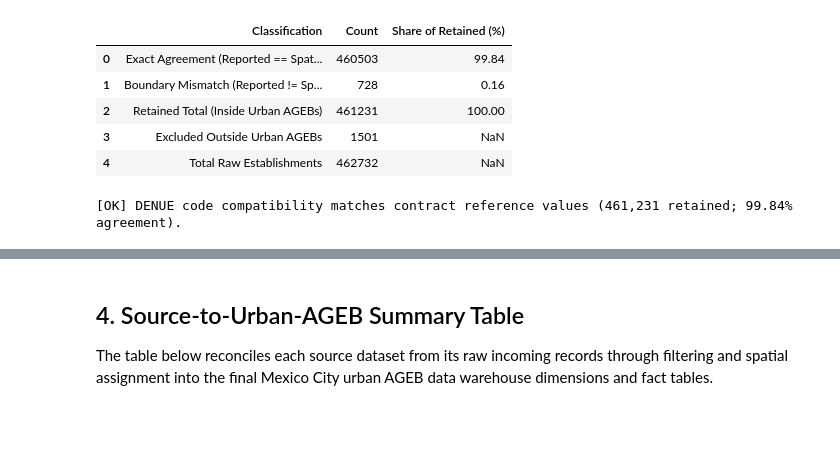
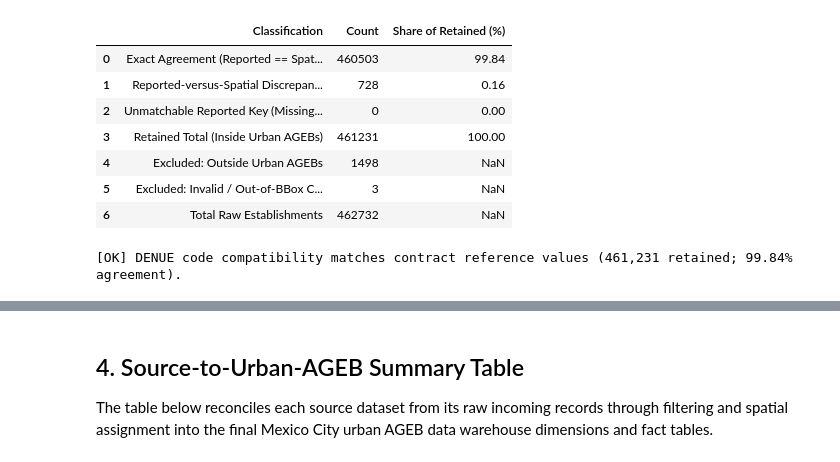
Before and after one commit to joseeangel0/merida-urban-intelligence, a Jupyter notebook: notebooks/14_integration_check.ipynb, the cells around one changed output, grey strips where cells are left out. Saved outputs shown, nothing was run; the diff lists cells and outputs as text; code cells hidden in the pictures; blank space fills up the shorter version.

```diff
--- a/notebooks/14_integration_check.ipynb
+++ b/notebooks/14_integration_check.ipynb
@@ -107,30 +138,78 @@ denue_comp = denue_code_compatibility()
 
 print("=== DENUE Reported Code vs. Spatial Join Concordance ===")
 print(f"Total raw economic establishments:       {denue_comp['raw_count']:,}")
+print(f"Dropped invalid/out-of-study coordinates: {denue_comp['invalid_coords_count']:,}")
 print(f"Establishments with valid coordinates:    {denue_comp['valid_coords_count']:,}")
 print(f"Retained inside urban AGEB polygons:      {denue_comp['retained_count']:,}")
 print(f"Dropped outside urban AGEB polygons:      {denue_comp['outside_count']:,}")
 print(f"Reported code matched assigned polygon:   {denue_comp['matched_cvegeo']:,}")
-print(f"Reported code mismatched assigned polygon:{denue_comp['mismatched_cvegeo']:,}")
-print(f"Concordance rate among retained points:   {denue_comp['agreement_rate']:.4%}")
+print(f"Reported-versus-spatial discrepancy:      {denue_comp['discrepancy_cvegeo']:,}")
+print(f"Unmatchable reported keys:                {denue_comp['unmatchable_cvegeo']:,}")
+print(f"Eligible comparison denominator:          {denue_comp['eligible_denominator']:,}")
+print(f"Concordance rate on eligible denominator: {denue_comp['agreement_rate']:.4%}")
 
-# Breakdown table
+# Complete partition breakdown table
 denue_breakdown = pd.DataFrame([
-    {"Classification": "Exact Agreement (Reported == Spatial Join)", "Count": denue_comp["matched_cvegeo"], "Share of Retained (%)": round(denue_comp["matched_cvegeo"] / denue_comp["retained_count"] * 100, 2)},
-    {"Classification": "Boundary Mismatch (Reported != Spatial Join)", "Count": denue_comp["mismatched_cvegeo"], "Share of Retained (%)": round(denue_comp["mismatched_cvegeo"] / denue_comp["retained_count"] * 100, 2)},
-    {"Classification": "Retained Total (Inside Urban AGEBs)", "Count": denue_comp["retained_count"], "Share of Retained (%)": 100.0},
-    {"Classification": "Excluded Outside Urban AGEBs", "Count": denue_comp["outside_count"], "Share of Retained (%)": np.nan},
-    {"Classification": "Total Raw Establishments", "Count": denue_comp["raw_count"], "Share of Retained (%)": np.nan},
+    {
+        "Classification": "Exact Agreement (Reported == Spatial Join)",
+        "Count": denue_comp["matched_cvegeo"],
+        "Share of Retained (%)": round(denue_comp["matched_cvegeo"] / denue_comp["retained_count"] * 100, 2),
+    },
+    {
+        "Classification": "Reported-versus-Spatial Discrepancy (Valid Key != Spatial Join)",
+        "Count": denue_comp["discrepancy_cvegeo"],
+        "Share of Retained (%)": round(denue_comp["discrepancy_cvegeo"] / denue_comp["retained_count"] * 100, 2),
+    },
+    {
+        "Classification": "Unmatchable Reported Key (Missing / Malformed Syntax)",
+        "Count": denue_comp["unmatchable_cvegeo"],
+        "Share of Retained (%)": round(denue_comp["unmatchable_cvegeo"] / denue_comp["retained_count"] * 100, 2),
+    },
+    {
+        "Classification": "Retained Total (Inside Urban AGEBs)",
+        "Count": denue_comp["retained_count"],
+        "Share of Retained (%)": 100.0,
+    },
+    {
+        "Classification": "Excluded: Outside Urban AGEBs",
+        "Count": denue_comp["outside_count"],
+        "Share of Retained (%)": np.nan,
+    },
+    {
+        "Classification": "Excluded: Invalid / Out-of-BBox Coordinates",
+        "Count": denue_comp["invalid_coords_count"],
+        "Share of Retained (%)": np.nan,
+    },
+    {
+        "Classification": "Total Raw Establishments",
+        "Count": denue_comp["raw_count"],
+        "Share of Retained (%)": np.nan,
+    },
 ])
 display(denue_breakdown)
 
-# Contract assertions
+# Contract assertions and partition invariants
 assert denue_comp["raw_count"] == 462_732
+assert denue_comp["valid_coords_count"] == 462_729
+assert denue_comp["invalid_coords_count"] == 3
 assert denue_comp["retained_count"] == 461_231
+assert denue_comp["outside_count"] == 1_498
 assert denue_comp["matched_cvegeo"] == 460_503
-assert denue_comp["mismatched_cvegeo"] == 728
-assert denue_comp["outside_count"] == 1_501
+assert denue_comp["discrepancy_cvegeo"] == 728
+assert denue_comp["unmatchable_cvegeo"] == 0
+assert denue_comp["eligible_denominator"] == 461_231
 assert abs(denue_comp["agreement_rate"] - 0.998422) < 1e-5
+
+# Stage exclusions invariant: retained + outside + invalid == raw
+assert (
+    denue_comp["retained_count"] + denue_comp["outside_count"] + denue_comp["invalid_coords_count"]
+    == denue_comp["raw_count"]
+)
+# Retained partition invariant: matched + discrepancy + unmatchable == retained
+assert (
+    denue_comp["matched_cvegeo"] + denue_comp["discrepancy_cvegeo"] + denue_comp["unmatchable_cvegeo"]
+    == denue_comp["retained_count"]
+)
 print("\n[OK] DENUE code compatibility matches contract reference values (461,231 retained; 99.84% agreement).")
 # %% [output]
 Dropped 3 invalid/out-of-study-area coordinates from 462732 rows.
@@ -146,7 +228,9 @@ Concordance rate among retained points:   99.8422%
 |  | Classification | Count | Share of Retained (%) |
 | 0 | Exact Agreement (Reported == Spat... | 460503 | 99.84 |
-| 1 | Boundary Mismatch (Reported != Sp... | 728 | 0.16 |
-| 2 | Retained Total (Inside Urban AGEBs) | 461231 | 100.00 |
-| 3 | Excluded Outside Urban AGEBs | 1501 | NaN |
-| 4 | Total Raw Establishments | 462732 | NaN |
+| 1 | Reported-versus-Spatial Discrepan... | 728 | 0.16 |
+| 2 | Unmatchable Reported Key (Missing... | 0 | 0.00 |
+| 3 | Retained Total (Inside Urban AGEBs) | 461231 | 100.00 |
+| 4 | Excluded: Outside Urban AGEBs | 1498 | NaN |
+| 5 | Excluded: Invalid / Out-of-BBox C... | 3 | NaN |
+| 6 | Total Raw Establishments | 462732 | NaN |
 [OK] DENUE code compatibility matches contract reference values (461,231 retained; 99.84% agreement).
```
Also changed, not shown: parts of 15 cells of this notebook, 5 other files.
